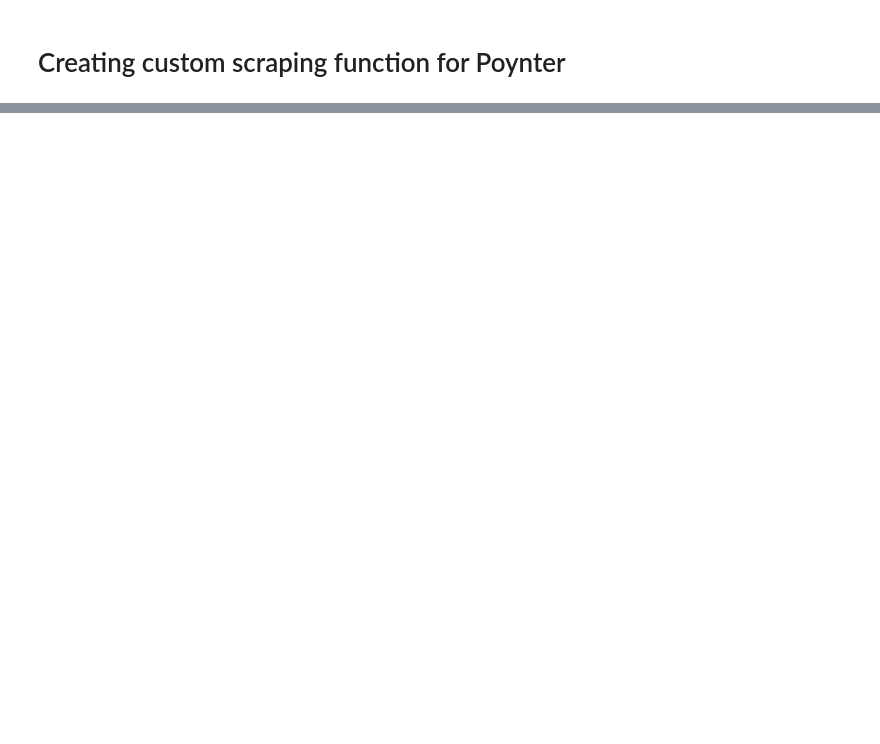
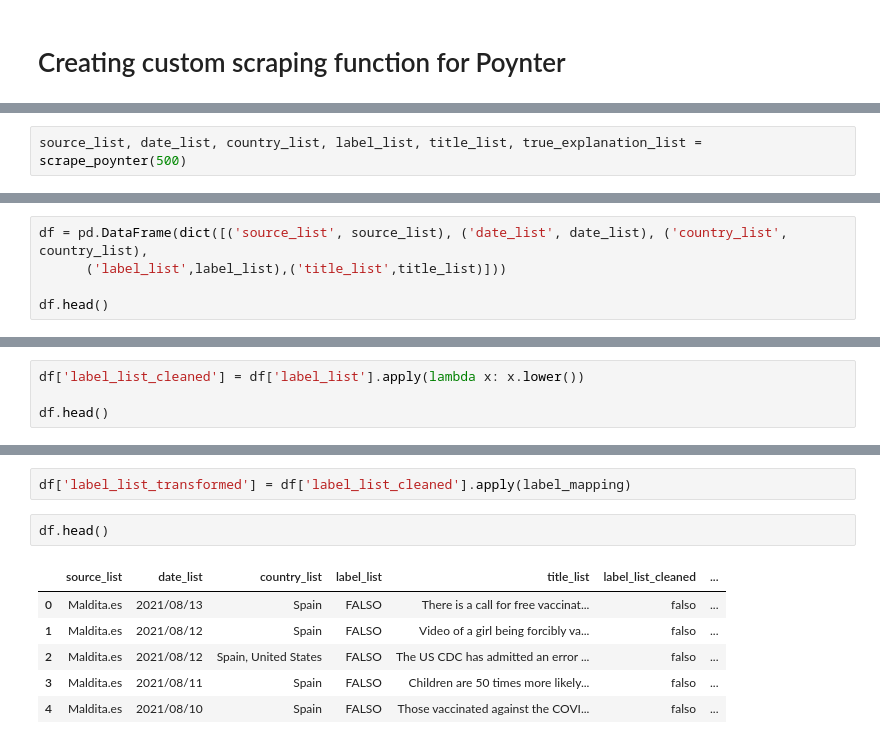
Before and after one commit to EddyEdzwan/StopFAIke, a Jupyter notebook: notebooks/Eddy_Poynter_scraping.ipynb, the cells around one changed output, grey strips where cells are left out. Saved outputs shown, nothing was run; the diff lists cells and outputs as text; blank space fills up the shorter version.

Commit message:
Update to Poynter scraping

```diff
--- a/notebooks/Eddy_Poynter_scraping.ipynb
+++ b/notebooks/Eddy_Poynter_scraping.ipynb
@@ -94,0 +115,2 @@ requests.get('https://www.poynter.org/ifcn-covid-19-misinformation/', headers =
+# %%
+source_list, date_list, country_list, label_list, title_list, true_explanation_list = scrape_poynter(500)
@@ -94,0 +144,5 @@ requests.get('https://www.poynter.org/ifcn-covid-19-misinformation/', headers =
+# %%
+df = pd.DataFrame(dict([('source_list', source_list), ('date_list', date_list), ('country_list', country_list),
+      ('label_list',label_list),('title_list',title_list)]))
+
+df.head()
@@ -94,0 +167,4 @@ requests.get('https://www.poynter.org/ifcn-covid-19-misinformation/', headers =
+# %%
+df['label_list_cleaned'] = df['label_list'].apply(lambda x: x.lower())
+
+df.head()
@@ -94,0 +244,11 @@ requests.get('https://www.poynter.org/ifcn-covid-19-misinformation/', headers =
+# %%
+df['label_list_transformed'] = df['label_list_cleaned'].apply(label_mapping)
+# %%
+df.head()
+# %% [output]
+|  | source_list | date_list | country_list | label_list | title_list | label_list_cleaned | ... |
+| 0 | Maldita.es | 2021/08/13 | Spain | FALSO | There is a call for free vaccinat... | falso | ... |
+| 1 | Maldita.es | 2021/08/12 | Spain | FALSO | Video of a girl being forcibly va... | falso | ... |
+| 2 | Maldita.es | 2021/08/12 | Spain, United States | FALSO | The US CDC has admitted an error ... | falso | ... |
+| 3 | Maldita.es | 2021/08/11 | Spain | FALSO | Children are 50 times more likely... | falso | ... |
+| 4 | Maldita.es | 2021/08/10 | Spain | FALSO | Those vaccinated against the COVI... | falso | ... |
```
Also changed, not shown: parts of 33 cells of this notebook.
